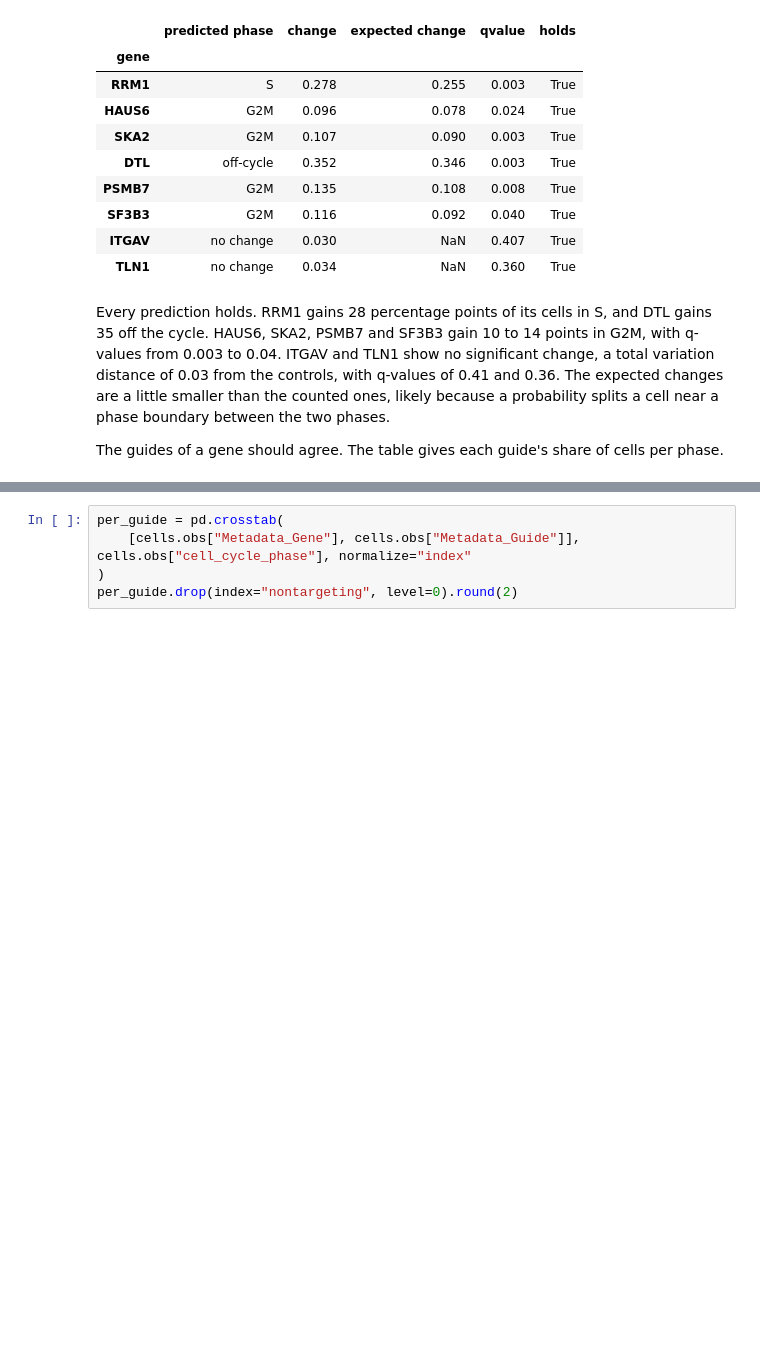
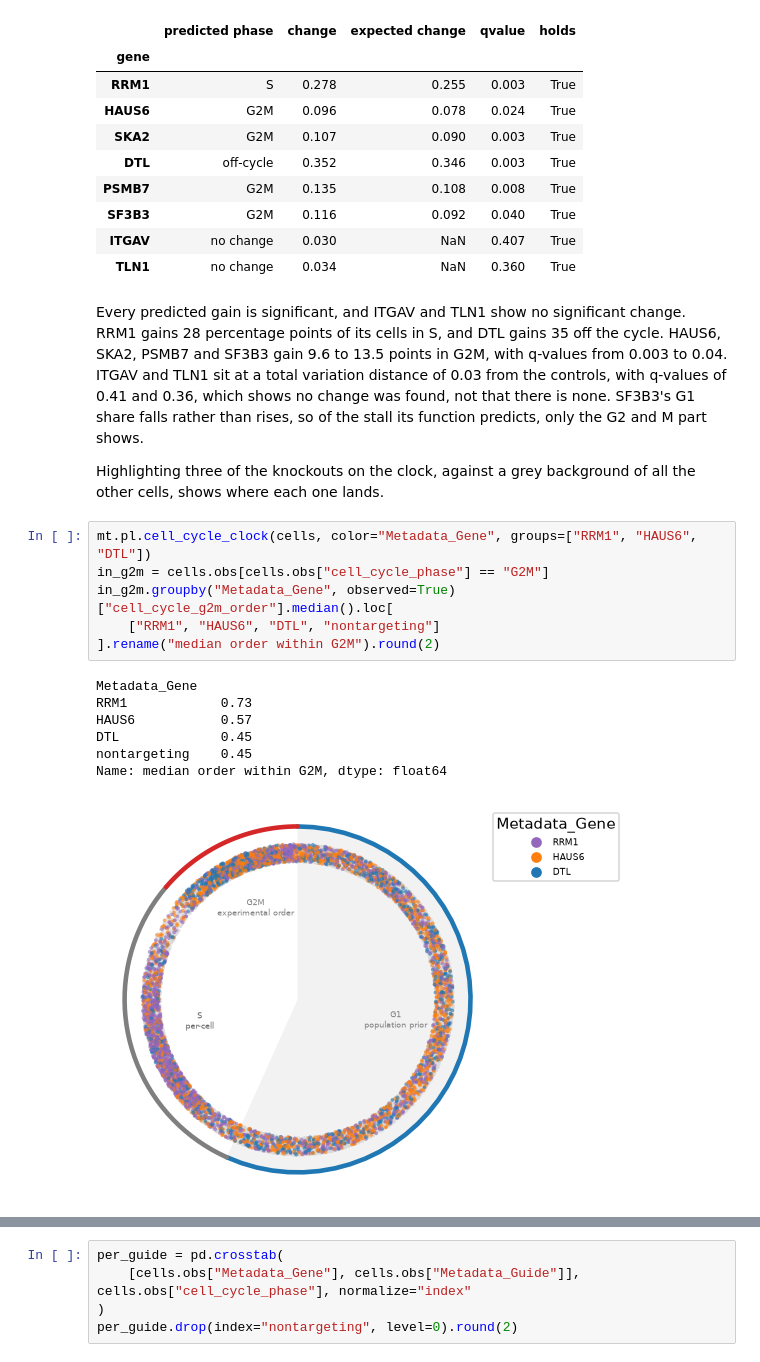
Before and after one commit to scverse/mantispy, a Jupyter notebook: docs/tutorials/single_cells/cell_cycle.ipynb, the cells around one changed output, grey strips where cells are left out. Cells and saved outputs as stored; diff of their text form; blank space fills up the shorter version.

```diff
--- a/docs/tutorials/single_cells/cell_cycle.ipynb
+++ b/docs/tutorials/single_cells/cell_cycle.ipynb
@@ -271,10 +292,25 @@ pd.DataFrame(rows).set_index("gene").round(3)
 | ITGAV | no change | 0.030 | NaN | 0.407 | True |
 | TLN1 | no change | 0.034 | NaN | 0.360 | True |
 # %% [markdown]
-Every prediction holds. RRM1 gains 28 percentage points of its cells in S, and DTL gains 35 off the cycle.
-HAUS6, SKA2, PSMB7 and SF3B3 gain 10 to 14 points in G2M, with q-values from 0.003 to 0.04. ITGAV and TLN1 show
-no significant change, a total variation distance of 0.03 from the controls, with q-values of 0.41 and 0.36. The
-expected changes are a little smaller than the counted ones, likely because a probability splits a cell near a phase
-boundary between the two phases.
+Every predicted gain is significant, and ITGAV and TLN1 show no significant change. RRM1 gains 28 percentage points
+of its cells in S, and DTL gains 35 off the cycle. HAUS6, SKA2, PSMB7 and SF3B3 gain 9.6 to 13.5 points in G2M, with
+q-values from 0.003 to 0.04. ITGAV and TLN1 sit at a total variation distance of 0.03 from the controls, with
+q-values of 0.41 and 0.36, which shows no change was found, not that there is none. SF3B3's G1 share falls rather
+than rises, so of the stall its function predicts, only the G2 and M part shows.
 
-The guides of a gene should agree. The table gives each guide's share of cells per phase.
+Highlighting three of the knockouts on the clock, against a grey background of all the other cells, shows where each
+one lands.
+# %%
+mt.pl.cell_cycle_clock(cells, color="Metadata_Gene", groups=["RRM1", "HAUS6", "DTL"])
+in_g2m = cells.obs[cells.obs["cell_cycle_phase"] == "G2M"]
+in_g2m.groupby("Metadata_Gene", observed=True)["cell_cycle_g2m_order"].median().loc[
+    ["RRM1", "HAUS6", "DTL", "nontargeting"]
+].rename("median order within G2M").round(2)
+# %% [output]
+Metadata_Gene
+RRM1            0.73
+HAUS6           0.57
+DTL             0.45
+nontargeting    0.45
+Name: median order within G2M, dtype: float64
+[figure, added]
```
Also changed, not shown: parts of 30 cells of this notebook, 6 other files.
